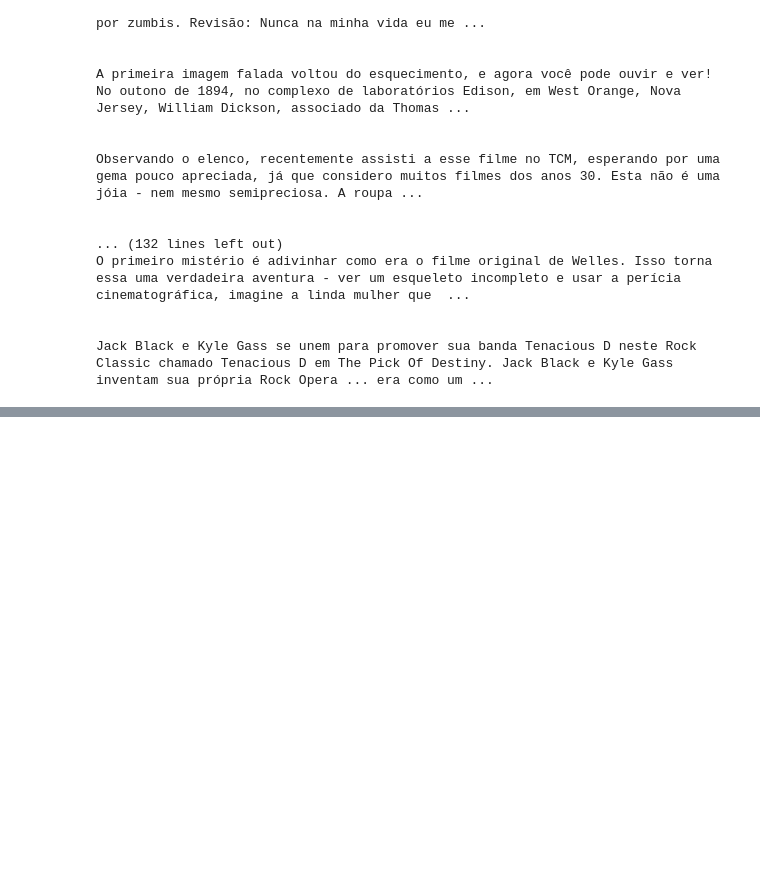
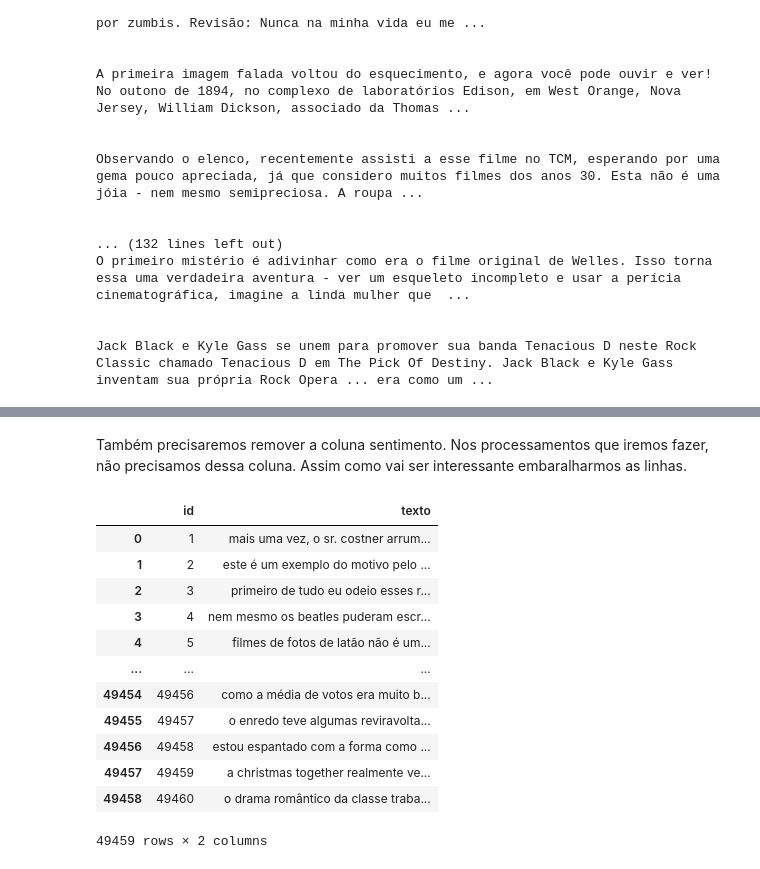
Before and after one commit to andrevrc/ppgti3102-weak-supervised-learning, a Jupyter notebook: projeto_final/projeto_final_review_analysis.ipynb, the cells around one changed output, grey strips where cells are left out. Cells and saved outputs as stored; diff of their text form; code cells hidden in the pictures; blank space fills up the shorter version.

```diff
--- a/projeto_final/projeto_final_review_analysis.ipynb
+++ b/projeto_final/projeto_final_review_analysis.ipynb
@@ -64,0 +86,19 @@ Jack Black e Kyle Gass se unem para promover sua banda Tenacious D neste Rock Cl
+# %% [markdown]
+Também precisaremos remover a coluna sentimento. Nos processamentos que iremos fazer, não precisamos dessa coluna. Assim como vai ser interessante embaralharmos as linhas.
+# %%
+df_reviews = df.drop("sentimento", axis = 1)
+df_reviews
+# %% [output]
+|  | id | texto |
+| 0 | 1 | mais uma vez, o sr. costner arrum... |
+| 1 | 2 | este é um exemplo do motivo pelo ... |
+| 2 | 3 | primeiro de tudo eu odeio esses r... |
+| 3 | 4 | nem mesmo os beatles puderam escr... |
+| 4 | 5 | filmes de fotos de latão não é um... |
+| ... | ... | ... |
+| 49454 | 49456 | como a média de votos era muito b... |
+| 49455 | 49457 | o enredo teve algumas reviravolta... |
+| 49456 | 49458 | estou espantado com a forma como ... |
+| 49457 | 49459 | a christmas together realmente ve... |
+| 49458 | 49460 | o drama romântico da classe traba... |
+49459 rows × 2 columns
```
Also changed, not shown: parts of 6 cells of this notebook, 3 other files.
